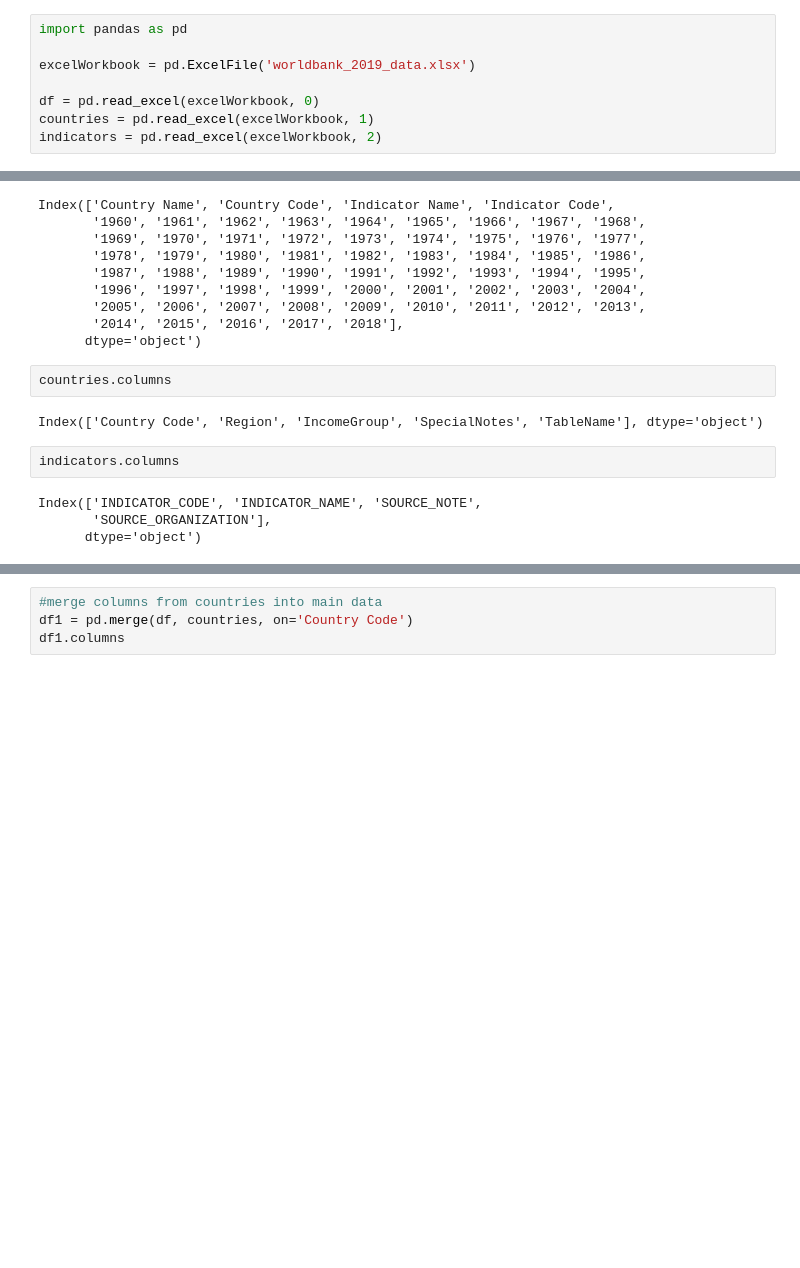
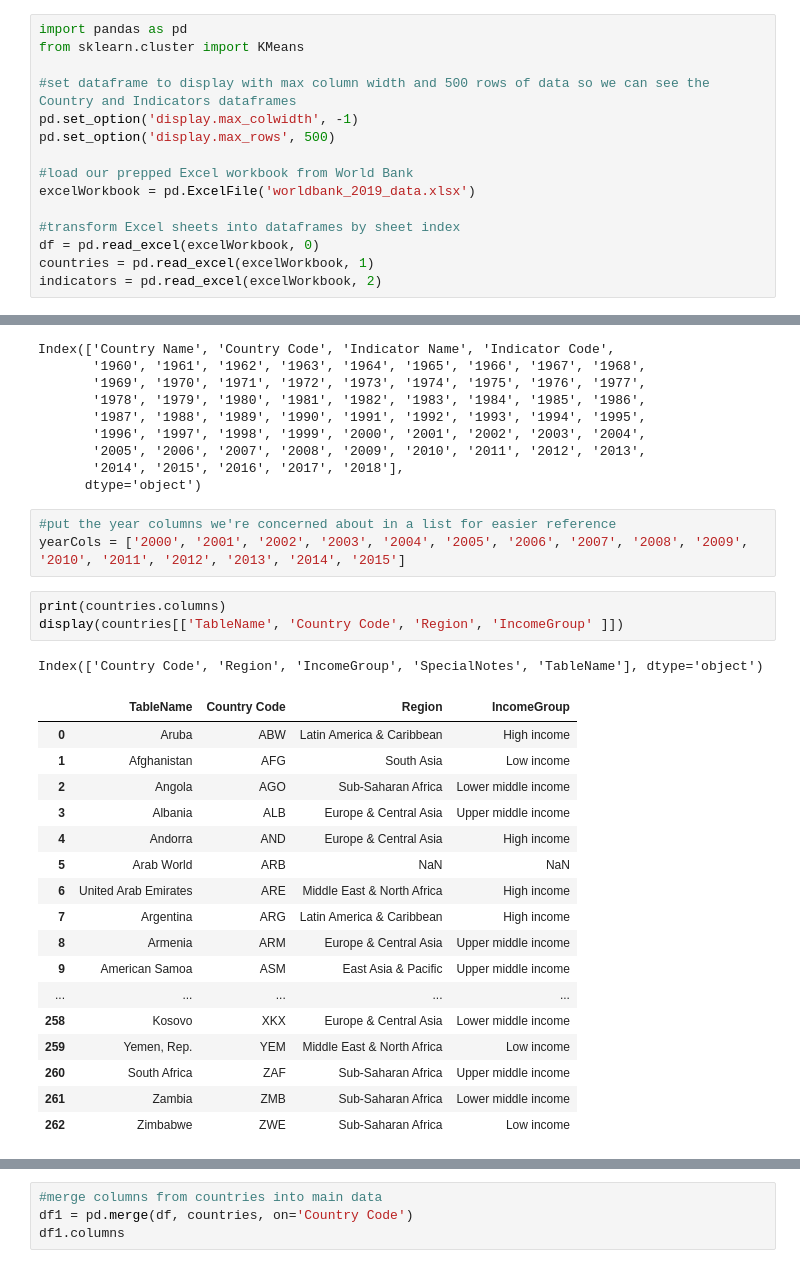
Before and after one commit to ancientfrog/teamplato, a Jupyter notebook: CS504_TeamPlato.ipynb, the cells around one changed output, grey strips where cells are left out. Drawn from its saved outputs; the diff is of its cells as text; blank space fills up the shorter version.

```diff
--- a/CS504_TeamPlato.ipynb
+++ b/CS504_TeamPlato.ipynb
@@ -1,8 +1,15 @@
 # %%
 import pandas as pd
+from sklearn.cluster import KMeans
 
+#set dataframe to display with max column width and 500 rows of data so we can see the Country and Indicators dataframes
+pd.set_option('display.max_colwidth', -1)
+pd.set_option('display.max_rows', 500)
+
+#load our prepped Excel workbook from World Bank
 excelWorkbook = pd.ExcelFile('worldbank_2019_data.xlsx')
 
+#transform Excel sheets into dataframes by sheet index
 df = pd.read_excel(excelWorkbook, 0)
 countries = pd.read_excel(excelWorkbook, 1)
 indicators = pd.read_excel(excelWorkbook, 2)
@@ -18,13 +25,28 @@ Index(['Country Name', 'Country Code', 'Indicator Name', 'Indicator Code',
        '2005', '2006', '2007', '2008', '2009', '2010', '2011', '2012', '2013',
        '2014', '2015', '2016', '2017', '2018'],
       dtype='object')
-# %%
-countries.columns
-# %% [output]
-Index(['Country Code', 'Region', 'IncomeGroup', 'SpecialNotes', 'TableName'], dtype='object')
-# %%
-indicators.columns
-# %% [output]
-Index(['INDICATOR_CODE', 'INDICATOR_NAME', 'SOURCE_NOTE',
-       'SOURCE_ORGANIZATION'],
-      dtype='object')
+# %%
+#put the year columns we're concerned about in a list for easier reference
+yearCols = ['2000', '2001', '2002', '2003', '2004', '2005', '2006', '2007', '2008', '2009', '2010', '2011', '2012', '2013', '2014', '2015']
+# %%
+print(countries.columns)
+display(countries[['TableName', 'Country Code', 'Region', 'IncomeGroup' ]])
+# %% [output]
+Index(['Country Code', 'Region', 'IncomeGroup', 'SpecialNotes', 'TableName'], dtype='object')
+|  | TableName | Country Code | Region | IncomeGroup |
+| 0 | Aruba | ABW | Latin America & Caribbean | High income |
+| 1 | Afghanistan | AFG | South Asia | Low income |
+| 2 | Angola | AGO | Sub-Saharan Africa | Lower middle income |
+| 3 | Albania | ALB | Europe & Central Asia | Upper middle income |
+| 4 | Andorra | AND | Europe & Central Asia | High income |
+| 5 | Arab World | ARB | NaN | NaN |
+| 6 | United Arab Emirates | ARE | Middle East & North Africa | High income |
+| 7 | Argentina | ARG | Latin America & Caribbean | High income |
+| 8 | Armenia | ARM | Europe & Central Asia | Upper middle income |
+| 9 | American Samoa | ASM | East Asia & Pacific | Upper middle income |
+| ... | ... | ... | ... | ... |
+| 258 | Kosovo | XKX | Europe & Central Asia | Lower middle income |
+| 259 | Yemen, Rep. | YEM | Middle East & North Africa | Low income |
+| 260 | South Africa | ZAF | Sub-Saharan Africa | Upper middle income |
+| 261 | Zambia | ZMB | Sub-Saharan Africa | Lower middle income |
+| 262 | Zimbabwe | ZWE | Sub-Saharan Africa | Low income |
```
Also changed, not shown: parts of 11 cells of this notebook.
